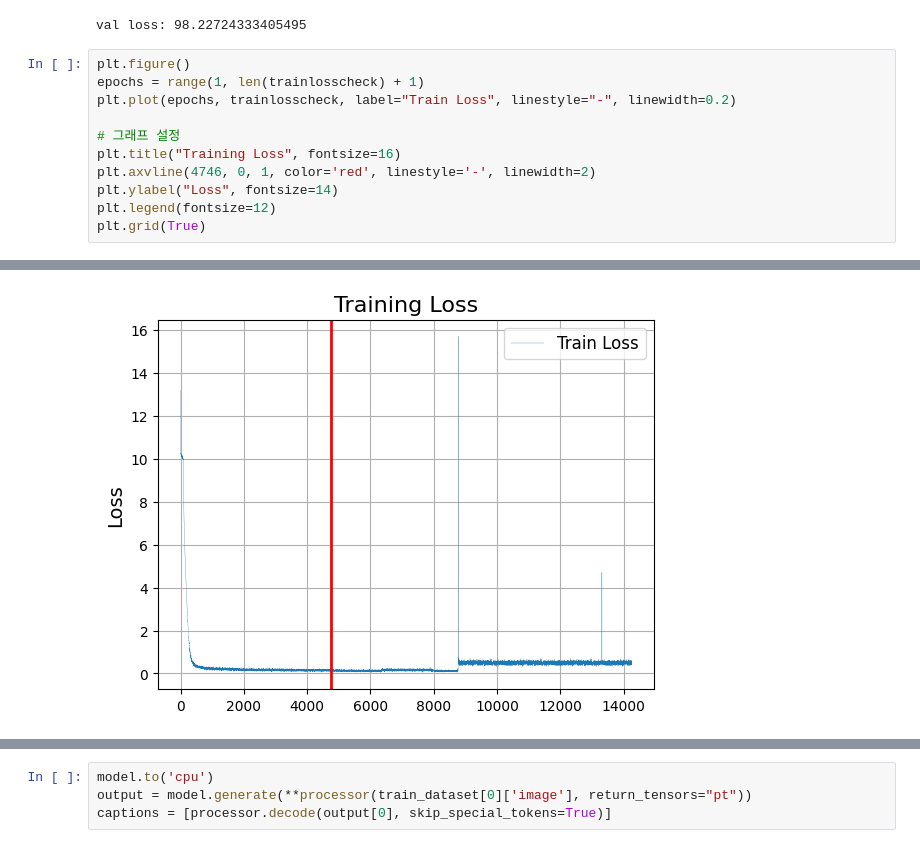
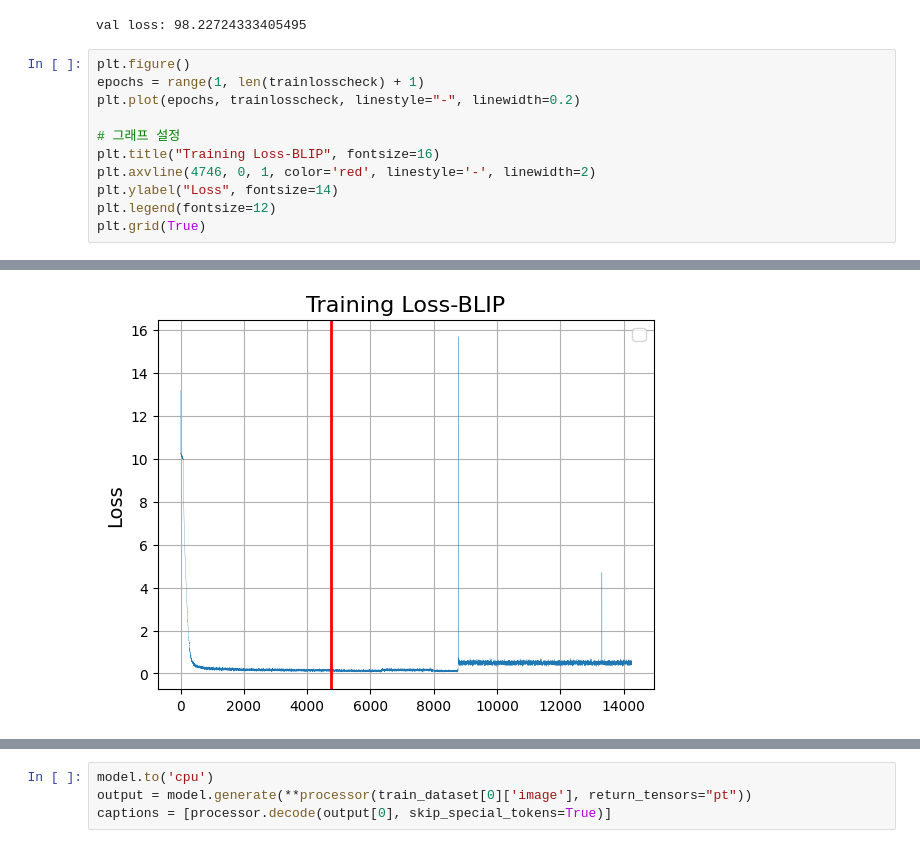
Before and after one commit to blueid13/20242R0136COSE47402, a Jupyter notebook: FinalProject/project.ipynb, the cells around one changed output, grey strips where cells are left out. Cells and saved outputs as stored; diff of their text form.

```diff
--- a/FinalProject/project.ipynb
+++ b/FinalProject/project.ipynb
@@ -382,10 +382,10 @@ val loss: 98.22724333405495
 # %%
 plt.figure()
 epochs = range(1, len(trainlosscheck) + 1)
-plt.plot(epochs, trainlosscheck, label="Train Loss", linestyle="-", linewidth=0.2)
+plt.plot(epochs, trainlosscheck, linestyle="-", linewidth=0.2)
 
 # 그래프 설정
-plt.title("Training Loss", fontsize=16)
+plt.title("Training Loss-BLIP", fontsize=16)
 plt.axvline(4746, 0, 1, color='red', linestyle='-', linewidth=2)
 plt.ylabel("Loss", fontsize=14)
 plt.legend(fontsize=12)
@@ -394,3 +395,3 @@ plt.grid(True)
-[figure, old version]
+[figure, new version]
 # %%
 epochs = range(1, len(vallosscheck) + 1)
```
Also changed, not shown: parts of 12 cells of this notebook.
